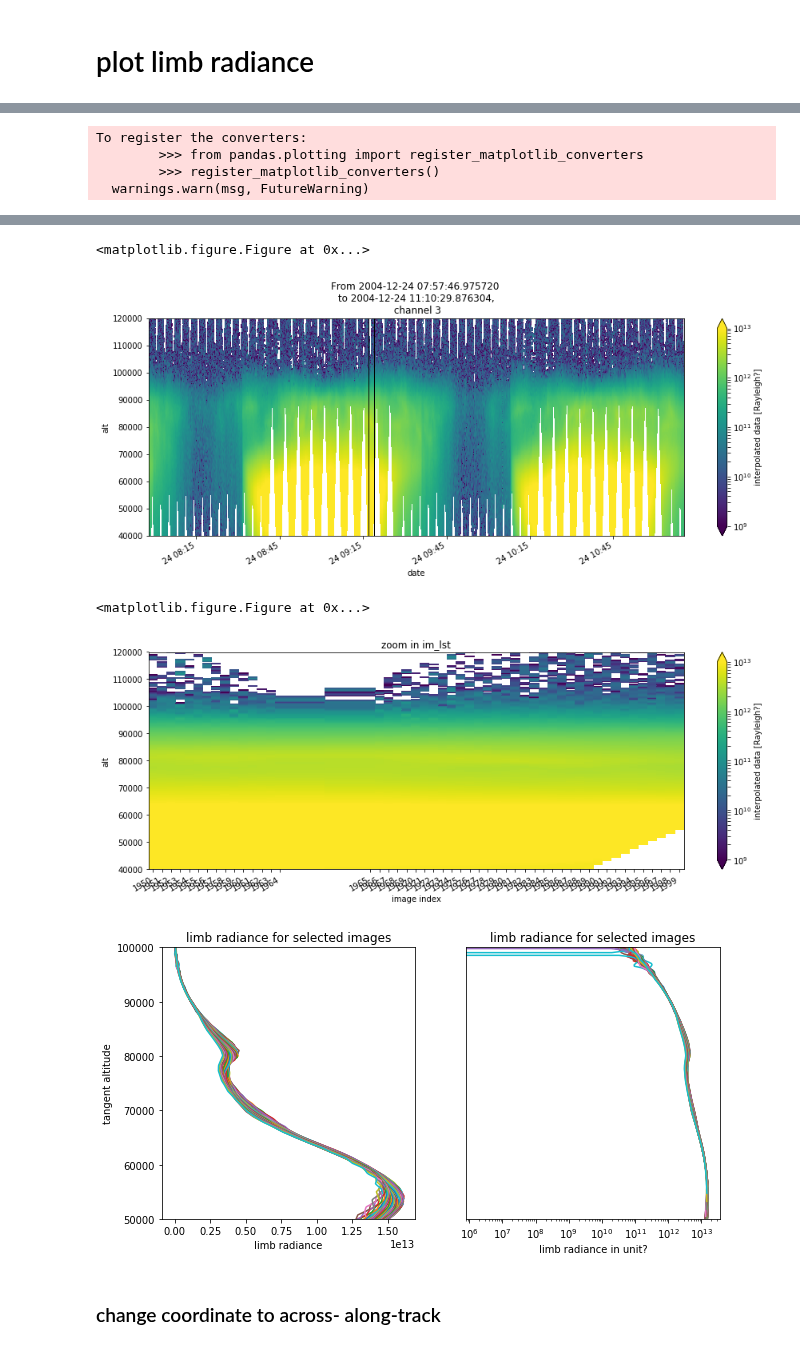
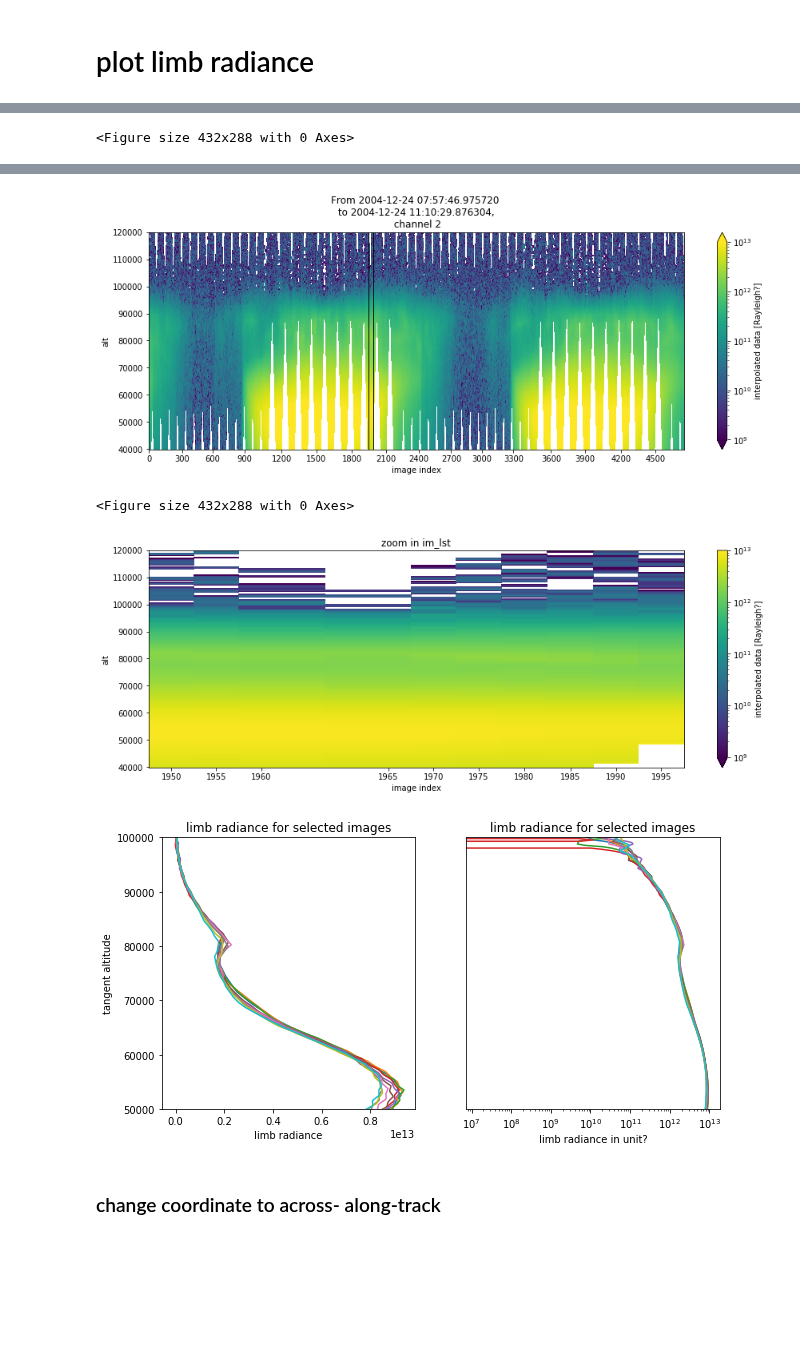
Before and after one commit to Anqi-Li/iris, a Jupyter notebook: notebooks/IRIS_Tomography-new_coordinate.ipynb, the cells around one changed output, grey strips where cells are left out. Drawn from its saved outputs; the diff is of its cells as text; code cells hidden in the pictures; blank space fills up the shorter version.

```diff
--- a/notebooks/IRIS_Tomography-new_coordinate.ipynb
+++ b/notebooks/IRIS_Tomography-new_coordinate.ipynb
@@ -16,7 +26,7 @@ units = 'days since 1858-11-17 00:00:00.000'
 # %%
 orbit = 20900
 num_of_orbits = 1
-ch = 3
+ch = 2
 
 db = sql.connect('../OSIRIS_three_orbits_test.db')
 cur = db.cursor()
@@ -93,7 +103,8 @@ num of images after removing nan: 4784
 # choose some images and pixels
 # %%
 #====choose mesurements
-im_lst = np.arange(1950,2000, 1) # dayglow example
+im_lst = np.arange(1950,2000, 5) # dayglow example
 #im_lst = np.arange(2000,2050, 5) # datglow doesnt work (scanning)
-#im_lst = np.arange(500,550, 5) #nightglow example
+#im_lst = np.arange(600,800, 10) #nightglow example
 pix_lst = np.arange(22,128)
+len(im_lst)
@@ -128,9 +141,12 @@ data_interp.plot(x='date', y='alt',
                  size=5, aspect=3)
 ax = plt.gca()
 ax.set(title='From {} \n to {}, \n channel {}'.format(num2date(mjd[0],units),
-       num2date(mjd[-1], units), ch))
+       num2date(mjd[-1], units), ch),
+      xlabel='image index')
 plt.axvline(x=date[im_lst[0]], color='k', linewidth=1)
 plt.axvline(x=date[im_lst[-1]], color='k', linewidth=1)
+ax.set_xticks(date[np.arange(0,len(date),300, dtype=int)])
+ax.set_xticklabels(np.arange(0,len(date),300))
 plt.show()
 
 plt.figure()
@@ -167,4 +184 @@ plt.show()
-To register the converters:
-        >>> from pandas.plotting import register_matplotlib_converters
-        >>> register_matplotlib_converters()
-  warnings.warn(msg, FutureWarning)
+<Figure size 432x288 with 0 Axes>
@@ -172,8 +185,7 @@ To register the converters:
+[figure, new version]
-<matplotlib.figure.Figure at 0x...>
+<Figure size 432x288 with 0 Axes>
-[figure, old version]
-<matplotlib.figure.Figure at 0x...>
-[figure, old version]
+[figure, new version]
-[figure, old version]
+[figure, new version]
 # %% [markdown]
 ### change coordinate to across- along-track
 # %%
```
Also changed, not shown: parts of 12 cells of this notebook, 4 other files.
